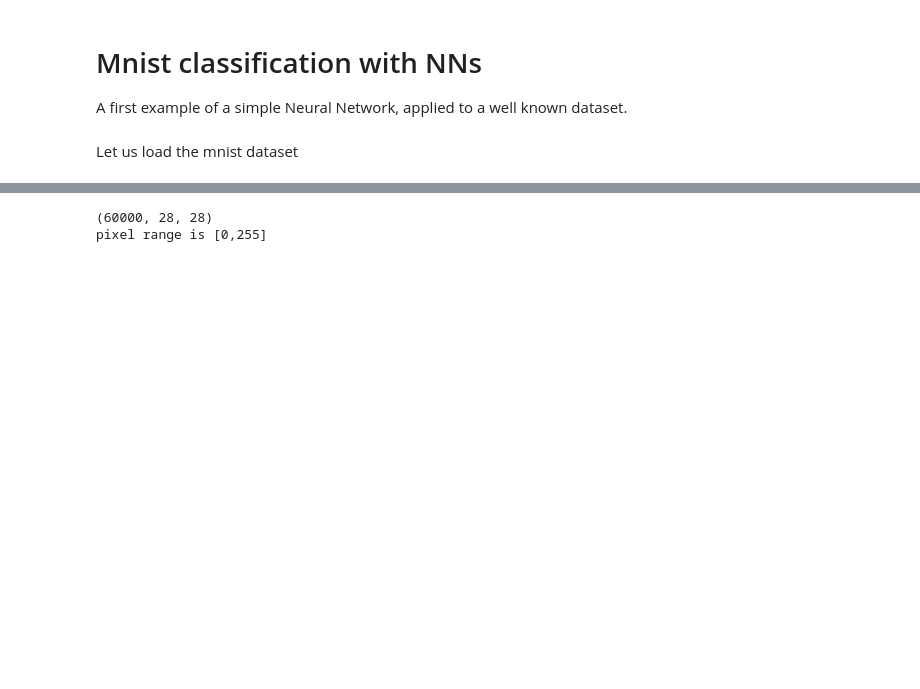
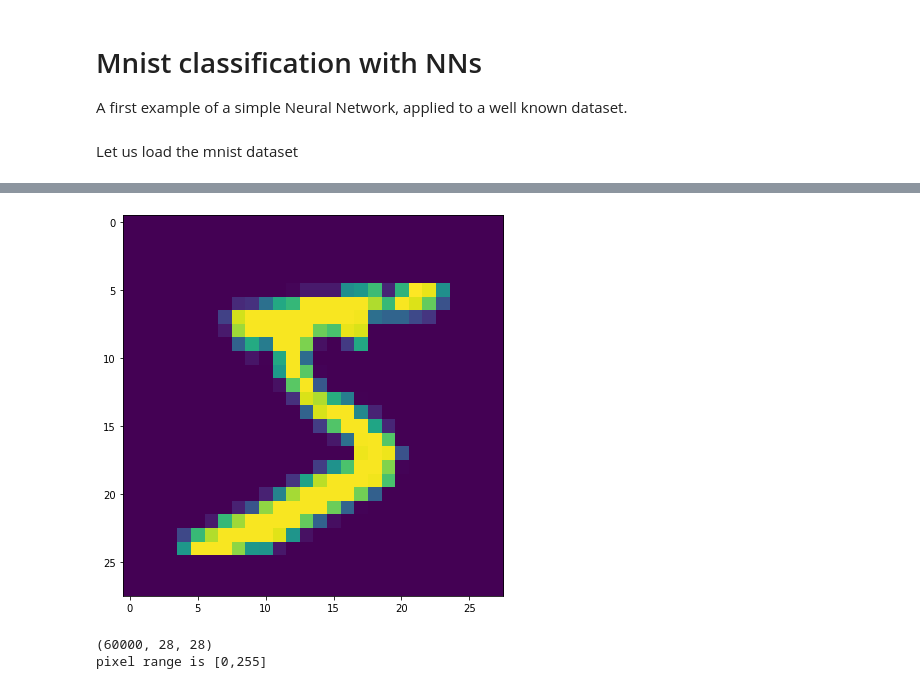
Before and after one commit to maidacundo/DeepLearningREPO, a Jupyter notebook: ESERCITAZIONI/mnistDense.ipynb, the cells around one changed output, grey strips where cells are left out. Cells and saved outputs as stored; diff of their text form; code cells hidden in the pictures; blank space fills up the shorter version.

```diff
--- a/ESERCITAZIONI/mnistDense.ipynb
+++ b/ESERCITAZIONI/mnistDense.ipynb
@@ -18,3 +19,16 @@ Downloading data from https://storage.googleapis.com/tensorflow/tf-keras-dataset
+# %%
+def show(x, title=None):
+    plt.figure(figsize=(15, 8))
+
+    plt.subplot(1, 2, 1)
+    plt.imshow(x)
+    if title:
+        plt.title(title[0])
+    plt.show()
+
+show(x_train[0])
+# %% [output]
+[figure, added]
 # %%
 print(x_train.shape)
 print("pixel range is [{},{}]".format(np.min(x_train),np.max(x_train)))
```
Also changed, not shown: parts of 16 cells of this notebook.
